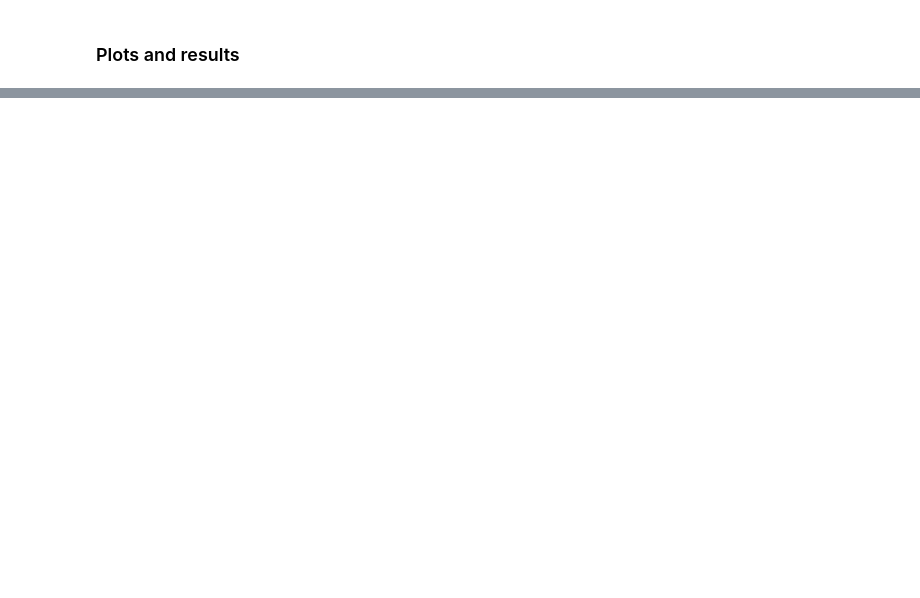
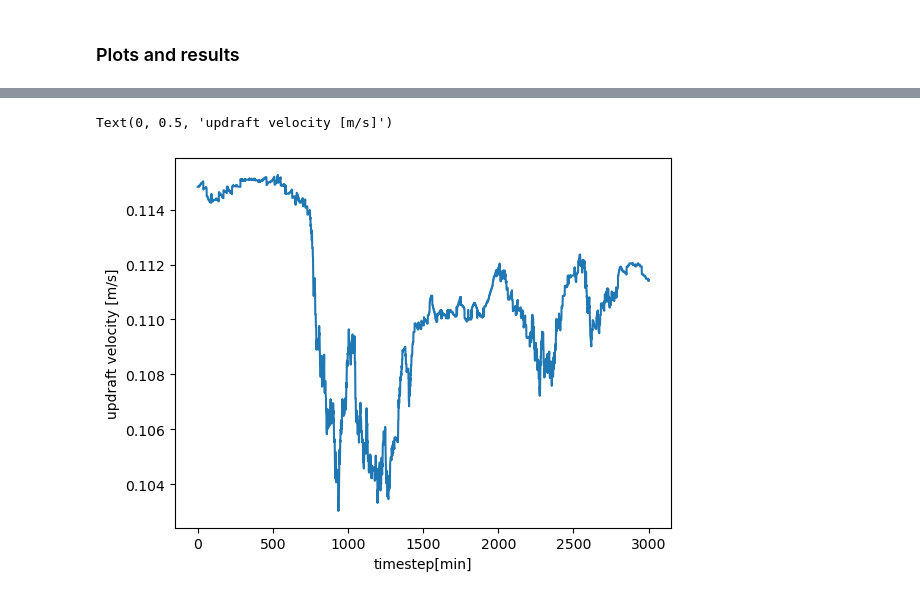
Before and after one commit to char998/rainmodel_conc, a Jupyter notebook: runs_and_tests.ipynb, the cells around one changed output, grey strips where cells are left out. Drawn from its saved outputs; the diff is of its cells as text; code cells hidden in the pictures; blank space fills up the shorter version.

```diff
--- a/runs_and_tests.ipynb
+++ b/runs_and_tests.ipynb
@@ -132,0 +136,29 @@ Text(0, 0.5, 'liquid water [kg/m^2]')
+# %%
+v_arr = np.zeros(len(T_surf))
+O_b_arr = np.zeros(len(T_surf))
+O_h_arr = np.zeros(len(T_surf))
+I_arr = np.zeros(len(T_surf))
+
+for i in range(0,len(T_surf)):
+    #inputs
+    T_0 = T_surf[i]
+    p_0 = p_surf[i]
+    T_d = T_d_arr[i]
+
+    #meteorological variables
+    p_s,T_s,p_t, T_m, T_t,T_s_up, p_s_up = variables(T_0, T_d, p_0, obs=False).run()
+    rho = rho_m(T_s,T_t,p_s,p_t)
+    v_updr = v(T_m,T_s_up)
+    v_arr[i] = v_updr
+    Z_c,Z_b = cloud_heights(T_s,T_t,T_0,p_s,p_t,p_0)
+    O_b,O_t,h_v = h_out(v_updr,Z_c).run()   #outflows and sources of water
+    O_b_arr[i] = O_b*X[i]*non_dim_numbers(v_updr)[0]/Z_c
+    O_h_arr[i] = O_t*X[i]*non_dim_numbers(v_updr)[0]/Z_c
+    I_arr[i] = f(T_d,p_0,p_t,T_t,rho,v_updr)
+# %%
+plt.plot(t_step,v_arr)
+plt.xlabel('timestep[min]')
+plt.ylabel('updraft velocity [m/s]')
+# %% [output]
+Text(0, 0.5, 'updraft velocity [m/s]')
+[figure, added]
```
Also changed, not shown: parts of 8 cells of this notebook, 1 other file.
